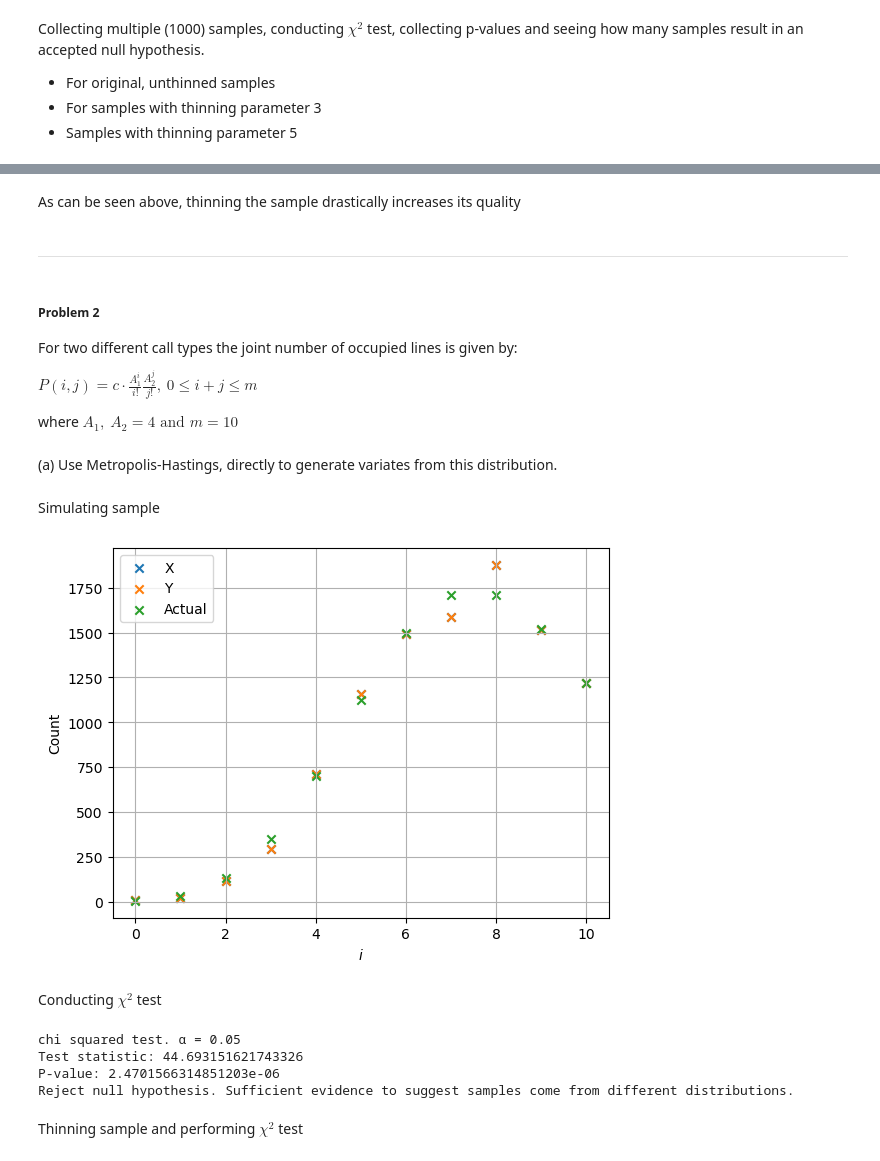
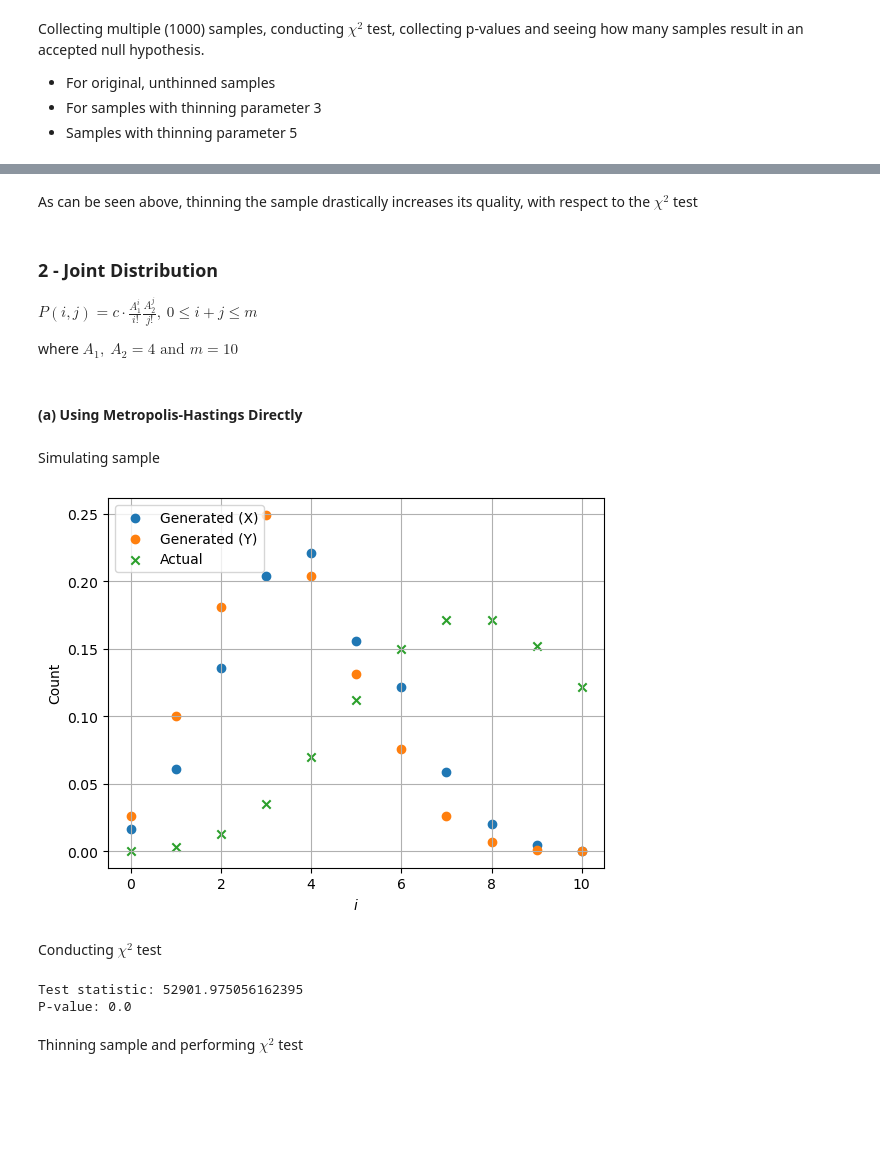
Before and after one commit to damiskov/02443-stochastic-simulation, a Jupyter notebook: Exercises/exercise6.ipynb, the cells around one changed output, grey strips where cells are left out. Saved outputs shown, nothing was run; the diff lists cells and outputs as text; code cells hidden in the pictures; blank space fills up the shorter version.

```diff
--- a/Exercises/exercise6.ipynb
+++ b/Exercises/exercise6.ipynb
@@ -82,12 +81,12 @@ from scipy.stats import chisquare
 
 def true_pdf(m, n):
     pdf = []
-    for i in range(n+1):
-        pdf.append((m**i)/factorial(i))
+    for i in range(10+1):
+        pdf.append((8**i)/factorial(i))
     return [i/sum(pdf) for i in pdf]
 
 plt.scatter([i for i in range(0, 11)],true_pdf(8, 10), marker="x", label="Actual")
-plt.scatter(indices,pdf, marker="x",label="Generated")
+plt.scatter(indices,pdf, marker="x",label="Generated", color="g")
 plt.grid()
 plt.xlabel(r"$i$")
 plt.title("Comparison between Probability distributions")
@@ -100,6 +99,4 @@ plt.show()
 chisq, p = chisquare(f_obs=[i*10000 for i in pdf], f_exp=[i*10000 for i in true_pdf(8, 10)])
 print(f"Test statistic: {chisq}")
 print(f"P-value: {p}")
-if p < 0.05: print("Reject null hypothesis. Sufficient evidence to suggest samples come from different distributions.")
-else: print("Accept null hypothesis. Sufficient evidence to suggest that samples come from the same distribution.")
 # %% [output]
@@ -185,30 +179,32 @@ plt.show()
 # %% [markdown]
-As can be seen above, thinning the sample drastically increases its quality
+As can be seen above, thinning the sample drastically increases its quality, with respect to the $\chi^2$ test
-# %% [markdown]
----------------
 # %% [markdown]
-##### Problem 2
+### 2 - Joint Distribution
 
-For two different call types the joint number of occupied lines is given by:
+
 
 $P(i,j) = c \cdot \frac{A^{i}_{1}}{i!} \frac{A^{j}_{2}}{j!}, \ 0 \leq i+j \leq m$
 
 where $A_1, \ A_2 = 4 \text{ and } m = 10$
-# %% [markdown]
-(a) Use Metropolis-Hastings, directly to generate variates from this distribution.
+# %% [markdown]
+#### (a) Using Metropolis-Hastings Directly
 # %%
-def MH2(n, A1=4, A2=4,m=10):
+def MH2(n=10000, m=10):
 
-    g = lambda i, j: ((A1**i)/factorial(i)) * ((A2**j)/factorial(j))
+    A1, A2 = 4, 4
+
+    g = lambda x, y: ((A1**x)/factorial(x)) * ((A2**y)/factorial(y))
+
+
 
     X, Y = np.zeros(n), np.zeros(n)
 
-    for l in range(n-1):
+    for i in range(n-1):
 
         current_X, current_Y = X[i], Y[i]
 
         proposed_X = np.random.randint(0, m+1)
-        proposed_Y = np.random.randint(0, m-proposed_X+1)
+        proposed_Y = np.random.randint(0, m+1 - proposed_X)
 
         acceptance_probability = min(1, g(proposed_X, proposed_Y)/g(current_X, current_Y))
 
@@ -221,40 +217,34 @@ def MH2(n, A1=4, A2=4,m=10):
 
             X[i+1], Y[i+1] = current_X, current_Y
 
-
     return X, Y
 # %% [markdown]
 Simulating sample
 # %%
-X1, Y1 = MH2(10000)
+X1, Y1 = MH2()
 
-indices_X , X_pdf = make_pdf(X1)
-indices_Y, Y_pdf = make_pdf(Y1)
+X1_i, X1_p = make_pdf(X1)
+Y1_i, Y1_p = make_pdf(Y1)
 
-plt.scatter(indices_X, [10000*i for i in X_pdf], marker="x", label="X")
-plt.scatter(indices_Y, [i*10000 for i in Y_pdf], marker="x", label="Y")
-plt.scatter([i for i in range(0, 11)],[10000*i for i in true_pdf(8, 10)], marker="x", label="Actual")
+plt.scatter(X1_i, X1_p, label= "Generated (X)")
+plt.scatter(Y1_i, Y1_p, label="Generated (Y)")
+plt.scatter([i for i in range(0, 11)],[i for i in true_pdf(8, 10)], marker="x", label="Actual")
 plt.ylabel("Count")
 plt.grid()
 plt.xlabel(r"$i$")
 plt.legend(loc='upper left')
 plt.show()
 # %% [output]
-[figure, old version]
+[figure, new version]
 # %% [markdown]
 Conducting $\chi^2$ test
 # %%
 chisq, p = chisquare(f_obs=[i*10000 for i in X_pdf], f_exp=[i*10000 for i in true_pdf(8, 10)])
-print("chi squared test. \u03B1 = 0.05")
 print(f"Test statistic: {chisq}")
 print(f"P-value: {p}")
-if p < 0.05: print("Reject null hypothesis. Sufficient evidence to suggest samples do not come from the same distribution.")
-else: print("Accept null hypothesis. Sufficient evidence to suggest that samples come from the same distribution.")
 # %% [output]
-chi squared test. α = 0.05
-Test statistic: 44.693151621743326
-P-value: 2.4701566314851203e-06
-Reject null hypothesis. Sufficient evidence to suggest samples come from different distributions.
+Test statistic: 52901.975056162395
+P-value: 0.0
 # %% [markdown]
 Thinning sample and performing $\chi^2$ test
 # %%
```
Also changed, not shown: parts of 40 cells of this notebook, 4 other files.
